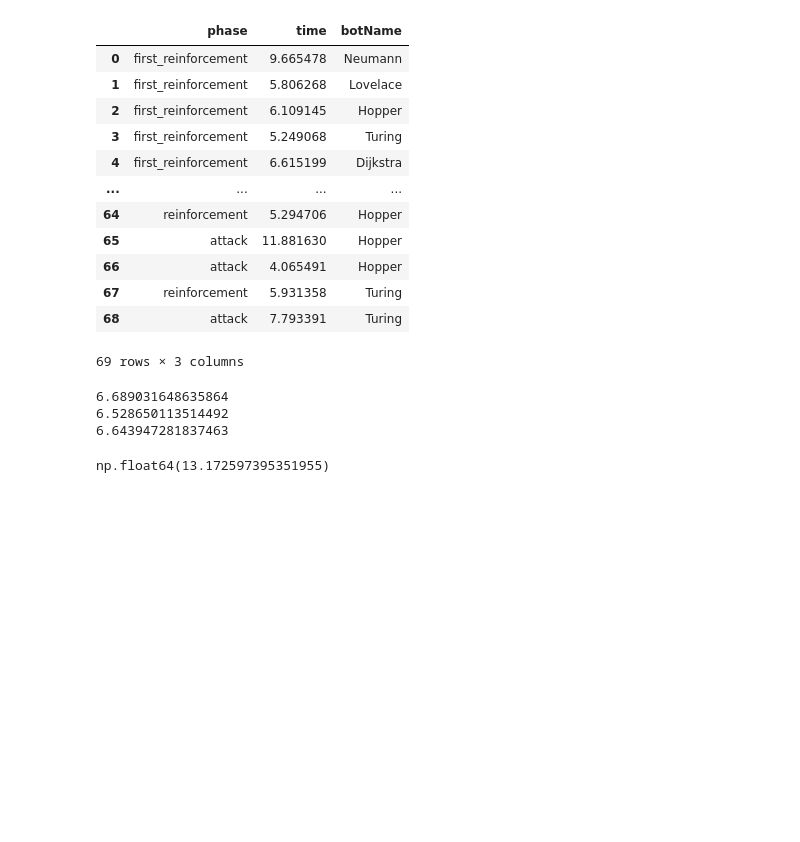
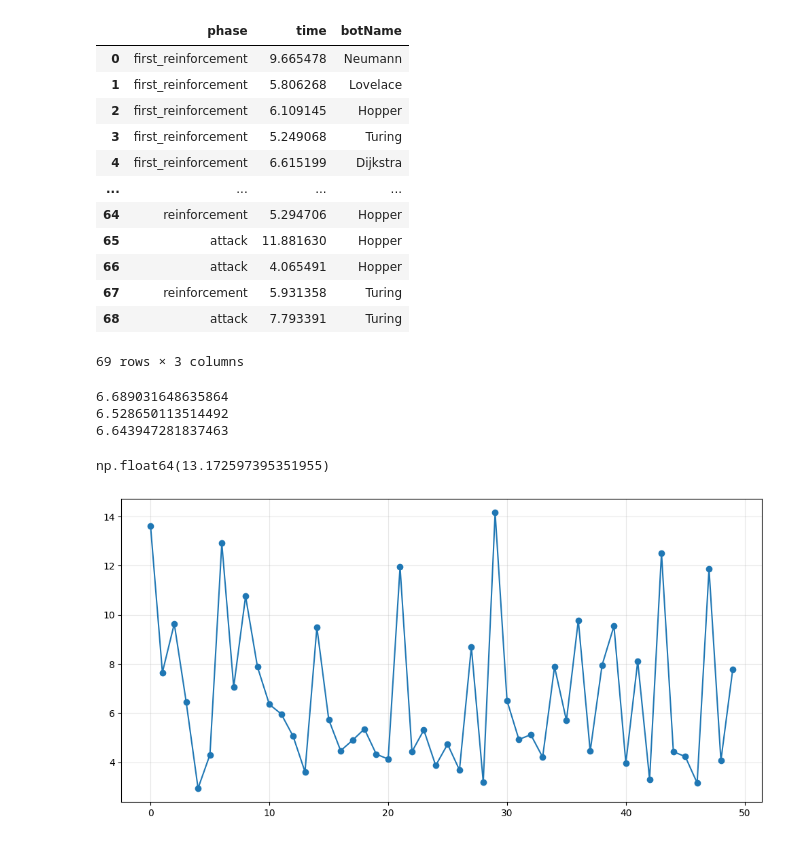
Before and after one commit to gdac7/ia-war, a Jupyter notebook: notebooks/analysis.ipynb, the cells around one changed output. Cells and saved outputs as stored; diff of their text form; code cells hidden in the pictures; blank space fills up the shorter version.

Commit message:
some plots

```diff
--- a/notebooks/analysis.ipynb
+++ b/notebooks/analysis.ipynb
@@ -33,3 +33,15 @@ print(attack_phase["time"].mean())
 reinforcement_phase['time'].mean() + attack_phase['time'].mean()
 # %% [output]
 np.float64(13.172597395351955)
+# %%
+reinforcements = data[data['phase'] == "reinforcement"]['time'].values
+attacks = data[data["phase"] == "attack"]["time"].values
+# %%
+import matplotlib.pyplot as plt
+plt.figure(figsize=(10, 5))
+plt.plot(attacks, 'o-')
+plt.grid(True, alpha=0.3)
+plt.tight_layout()
+plt.show()
+# %% [output]
+[figure, added]
```
Also changed, not shown: parts of 1 cell of this notebook.
